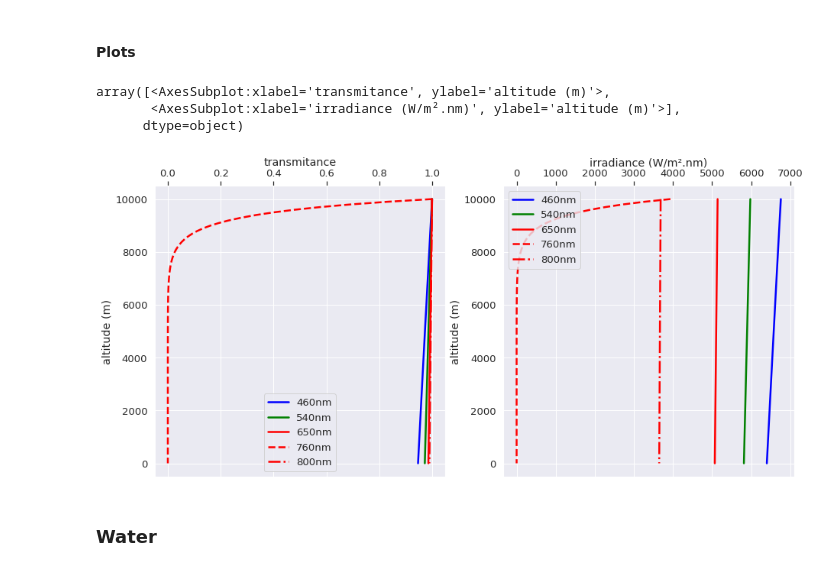
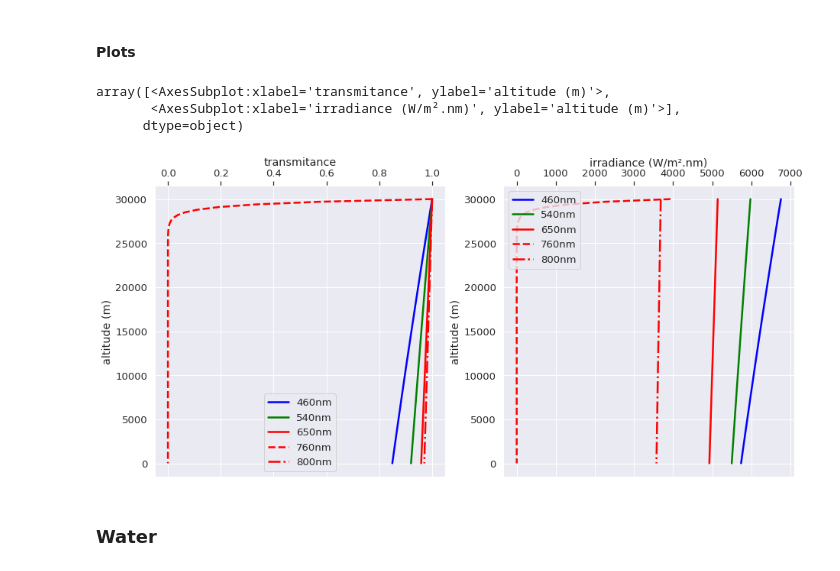
Before and after one commit to PrincipiosFisicosSER/pfser_atividades, a Jupyter notebook: pfser_atividades/atividades/1_radiation_absorbtion.ipynb, the cells around one changed output. Drawn from its saved outputs; the diff is of its cells as text; code cells hidden in the pictures.

```diff
--- a/pfser_atividades/atividades/1_radiation_absorbtion.ipynb
+++ b/pfser_atividades/atividades/1_radiation_absorbtion.ipynb
@@ -44,7 +50,7 @@ radiance = {wavelength: sum_radiation.compute_radiance(irradiance_) for waveleng
 # %% [markdown]
 #### Optical paths
 # %%
-max_altitude = 1000000 # altitude in cm (since our coefficients are in this scale)
+max_altitude = 3000000 # altitude in cm (since our coefficients are in this scale)
 max_depth = 200 # depth in meters
 # %%
 altitude = np.linspace(0, max_altitude, num=100)
@@ -65,3 +67,5 @@ gases_density = atmosphere.compute_gases_density(air_molecule_density)
+# %%
+gases_density = atmospheric_state_variables.compute_gases_density()
 # %% [markdown]
 #### Gases cross-sections
 # %%
@@ -135,13 +112,12 @@ style = {
 # %%
 plots.plot_transmitance(transmitance=transmitance_absorption_oxigen,
                         attenuation=attenuation_absorption_oxigen,
-                        altitude=altitude,
-                        style=style)
+                        altitude=altitude,);
 # %% [output]
 array([<AxesSubplot:xlabel='transmitance', ylabel='altitude (m)'>,
        <AxesSubplot:xlabel='irradiance (W/m².nm)', ylabel='altitude (m)'>],
       dtype=object)
-[figure, old version]
+[figure, new version]
 # %% [markdown]
 ### Water
 # %%
```
Also changed, not shown: parts of 9 cells of this notebook, 6 other files.
